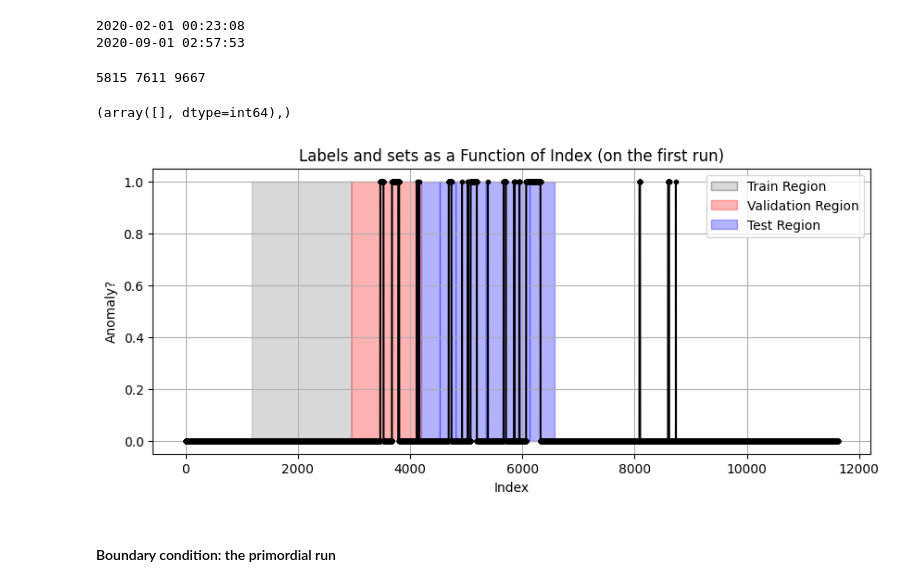
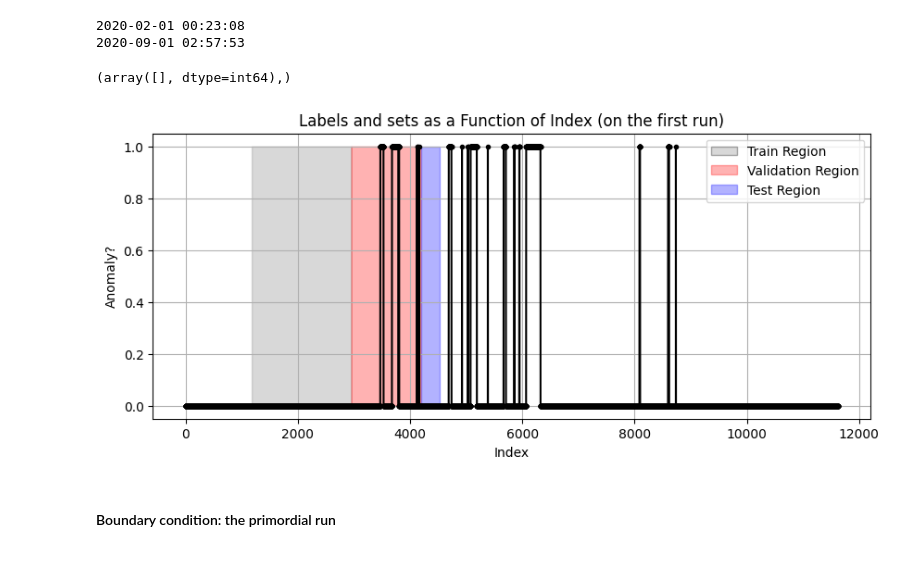
Before and after one commit to joaotiago-dias/metro_porto, a Jupyter notebook: Porto_SAE_window_large_v3.ipynb, the cells around one changed output. Cells and saved outputs as stored; diff of their text form; code cells hidden in the pictures.

```diff
--- a/Porto_SAE_window_large_v3.ipynb
+++ b/Porto_SAE_window_large_v3.ipynb
@@ -148,10 +149,6 @@ print(timestamps[-1])
 # %% [output]
 2020-02-01 00:23:08
 2020-09-01 02:57:53
-# %%
-print(np.where(timestamps.month == 6)[0][0], np.where(timestamps.month == 7)[0][0], np.where(timestamps.month == 8)[0][0])
-# %% [output]
-5815 7611 9667
 # %%
 np.where(timestamps == '2020-02-01 10:35:00')
 # %% [output]
@@ -159,43 +156,34 @@ np.where(timestamps == '2020-02-01 10:35:00')
 # %%
 labels_int = [int(label) for label in anomaly_list]
 
 # Determine the split index (see image below: the train and validation sets will use only good data. Mixed data is desirable for testing)
 index_mar = 1180+1 #March 1st index (+1 bc 1st cycle is problematic)
 index_apr = 2954
 index_mai = 4193
 index_jun = 5815
 index_jul = 7611
 time_delta = 7 # how many days at a time you want to test
 last_test_index = next(i for i, ts in enumerate(timestamps) if ts > timestamps[index_mai]+pd.Timedelta(days=time_delta)) #Determine the last index of the test set
 last_test_index_2 = next(i for i, ts in enumerate(timestamps) if ts > timestamps[index_mai]+pd.Timedelta(days=2*time_delta))
-last_test_index_3 = next(i for i, ts in enumerate(timestamps) if ts > timestamps[index_mai]+pd.Timedelta(days=3*time_delta))
-last_test_index_4 = next(i for i, ts in enumerate(timestamps) if ts > timestamps[index_mai]+pd.Timedelta(days=4*time_delta))
-last_test_index_5 = next(i for i, ts in enumerate(timestamps) if ts > timestamps[index_mai]+pd.Timedelta(days=5*time_delta))
-last_test_index_6 = next(i for i, ts in enumerate(timestamps) if ts > timestamps[index_mai]+pd.Timedelta(days=6*time_delta))
 
 # Plot the labels as a function of the index
 plt.figure(figsize=(10, 4))
 plt.plot(labels_int, '.-', color='black', label='Labels')
 plt.fill_between(range(len(anomaly_list)), 0, 1, where=(np.arange(len(anomaly_list)) >= index_mar) & (np.arange(len(anomaly_list)) < index_apr), color='gray', alpha=0.3)
 plt.fill_between(range(len(anomaly_list)), 0, 1, where=(np.arange(len(anomaly_list)) >= index_apr) & (np.arange(len(anomaly_list)) < index_mai), color='red', alpha=0.3)
 plt.fill_between(range(len(anomaly_list)), 0, 1, where=(np.arange(len(anomaly_list)) >= index_mai)& (np.arange(len(anomaly_list)) < last_test_index), color='blue', alpha=0.3)
-plt.fill_between(range(len(anomaly_list)), 0, 1, where=(np.arange(len(anomaly_list)) >= last_test_index) & (np.arange(len(anomaly_list)) < last_test_index_2), color='blue', alpha=0.3)
-plt.fill_between(range(len(anomaly_list)), 0, 1, where=(np.arange(len(anomaly_list)) >= last_test_index_2) & (np.arange(len(anomaly_list)) < last_test_index_3), color='blue', alpha=0.3)
-plt.fill_between(range(len(anomaly_list)), 0, 1, where=(np.arange(len(anomaly_list)) >= last_test_index_3) & (np.arange(len(anomaly_list)) < last_test_index_4), color='blue', alpha=0.3)
-plt.fill_between(range(len(anomaly_list)), 0, 1, where=(np.arange(len(anomaly_list)) >= last_test_index_4) & (np.arange(len(anomaly_list)) < last_test_index_5), color='blue', alpha=0.3)
-plt.fill_between(range(len(anomaly_list)), 0, 1, where=(np.arange(len(anomaly_list)) >= last_test_index_5) & (np.arange(len(anomaly_list)) < last_test_index_6), color='blue', alpha=0.3)
 legend_elements = [Patch(facecolor='gray', edgecolor='black', alpha=0.3, label='Train Region'),
                    Patch(facecolor='red', edgecolor='r', alpha=0.3, label='Validation Region'),
                    Patch(facecolor='blue', edgecolor='b', alpha=0.3, label='Test Region')]
 plt.legend(handles=legend_elements, loc='upper right')
 
 plt.xlabel('Index')
 plt.ylabel('Anomaly?')
 plt.title('Labels and sets as a Function of Index (on the first run)')
 plt.grid(True)
 plt.show()
 # %% [output]
-[figure, old version]
+[figure, new version]
 # %% [markdown]
 #### Boundary condition: the primordial run
 # %%
```
Also changed, not shown: parts of 18 cells of this notebook.
